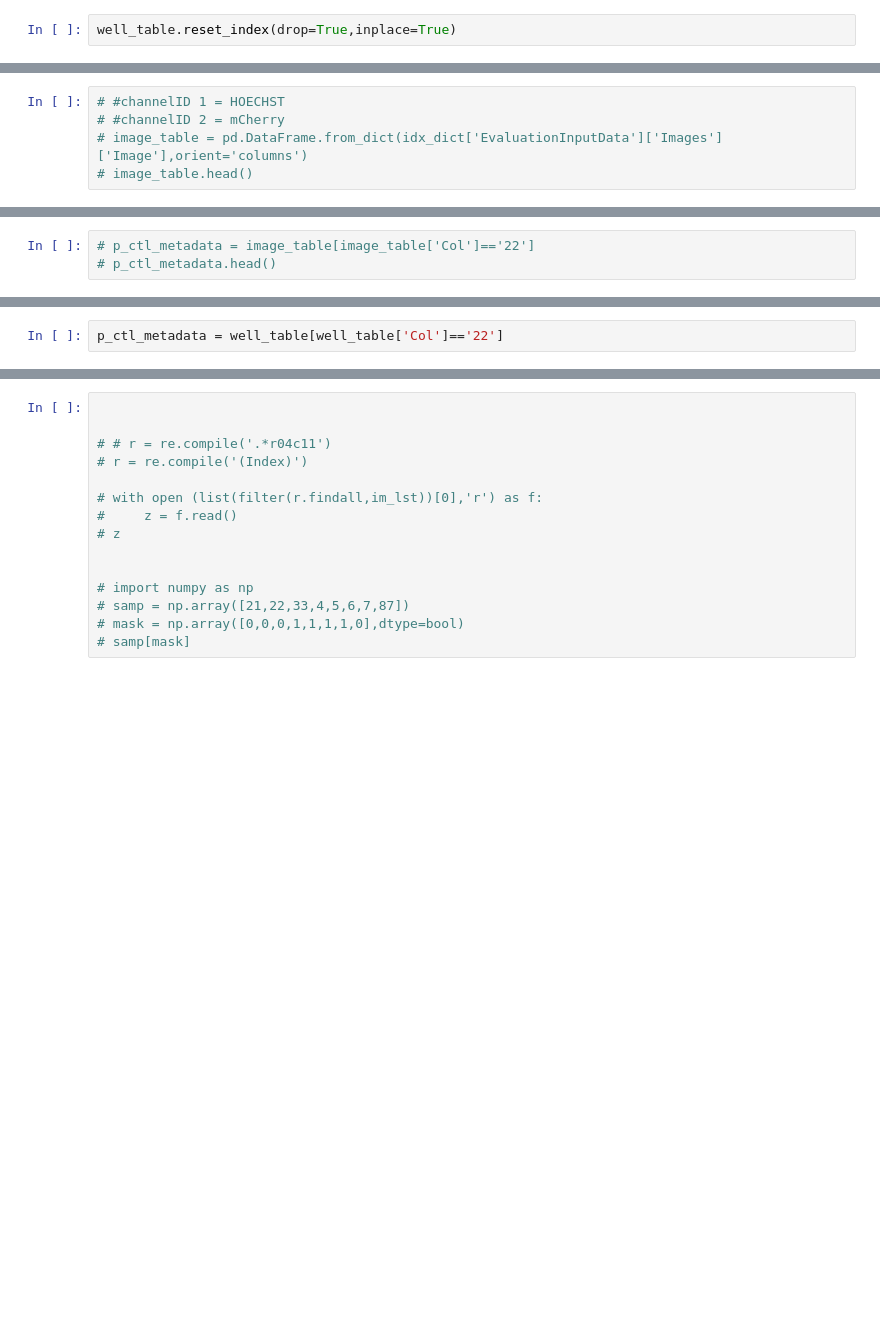
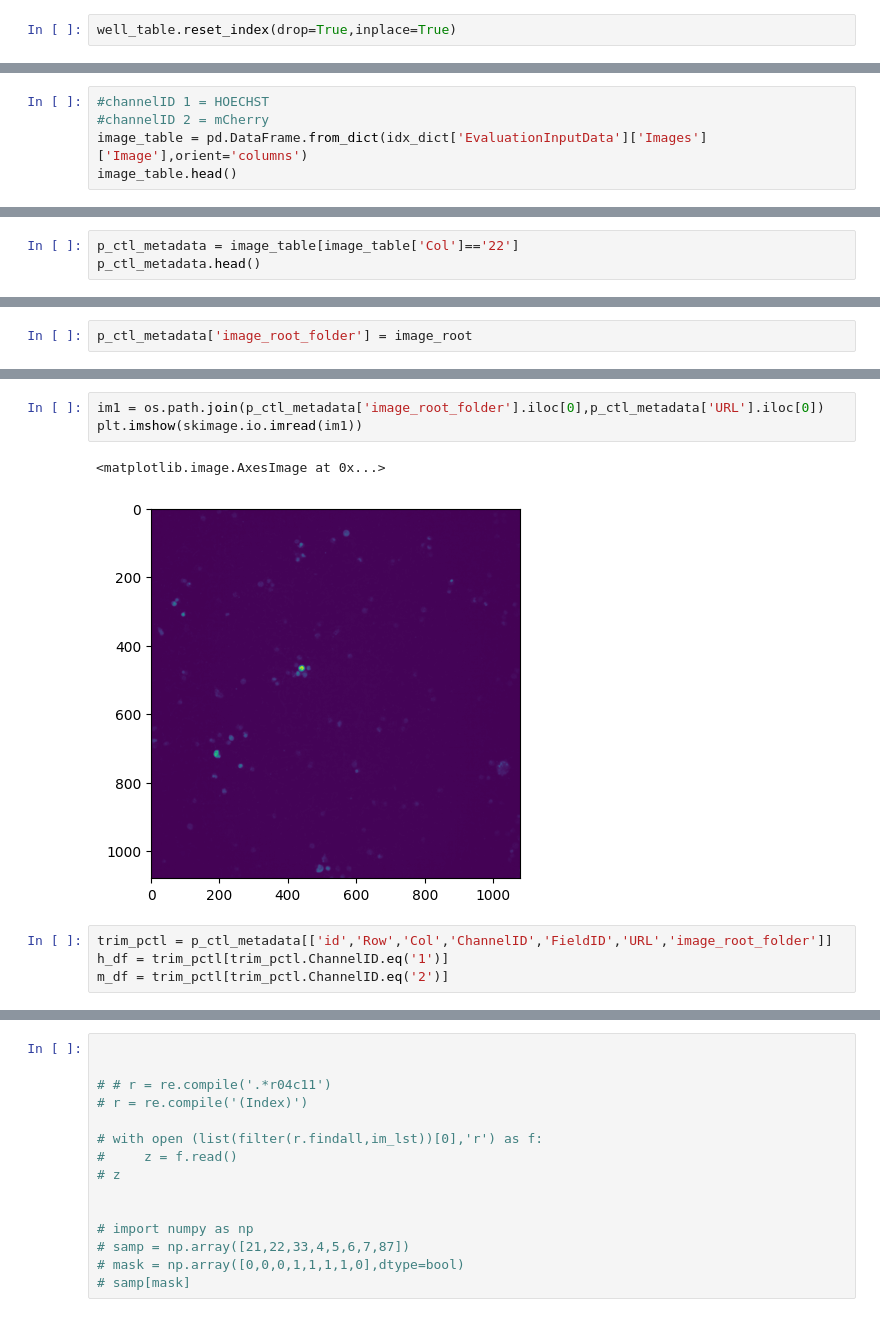
Before and after one commit to worldteacher-global/UMM-Discovery, a Jupyter notebook: Data_wrangle.ipynb, the cells around one changed output, grey strips where cells are left out. Drawn from its saved outputs; the diff is of its cells as text; blank space fills up the shorter version.

```diff
--- a/Data_wrangle.ipynb
+++ b/Data_wrangle.ipynb
@@ -54,5 +57,5 @@ well_table.head()
 # %%
-# #channelID 1 = HOECHST
-# #channelID 2 = mCherry
-# image_table = pd.DataFrame.from_dict(idx_dict['EvaluationInputData']['Images']['Image'],orient='columns')
-# image_table.head()
+#channelID 1 = HOECHST
+#channelID 2 = mCherry
+image_table = pd.DataFrame.from_dict(idx_dict['EvaluationInputData']['Images']['Image'],orient='columns')
+image_table.head()
@@ -59,3 +69,3 @@ well_table.head()
 # %%
-# p_ctl_metadata = image_table[image_table['Col']=='22']
-# p_ctl_metadata.head()
+p_ctl_metadata = image_table[image_table['Col']=='22']
+p_ctl_metadata.head()
@@ -64,2 +78,0 @@ well_table.head()
-# %%
-p_ctl_metadata = well_table[well_table['Col']=='22']
@@ -97,0 +79,2 @@ p_ctl_metadata[['id','Col','Row','ChannelID','FieldID','URL']]#.sort_values(['Ch
+# %%
+p_ctl_metadata['image_root_folder'] = image_root
@@ -97,0 +96,10 @@ p_ctl_metadata[['id','Col','Row','ChannelID','FieldID','URL']]#.sort_values(['Ch
+# %%
+im1 = os.path.join(p_ctl_metadata['image_root_folder'].iloc[0],p_ctl_metadata['URL'].iloc[0])
+plt.imshow(skimage.io.imread(im1))
+# %% [output]
+<matplotlib.image.AxesImage at 0x...>
+[figure, added]
+# %%
+trim_pctl = p_ctl_metadata[['id','Row','Col','ChannelID','FieldID','URL','image_root_folder']]
+h_df = trim_pctl[trim_pctl.ChannelID.eq('1')]
+m_df = trim_pctl[trim_pctl.ChannelID.eq('2')]
```
Also changed, not shown: parts of 11 cells of this notebook, 1 other file.
